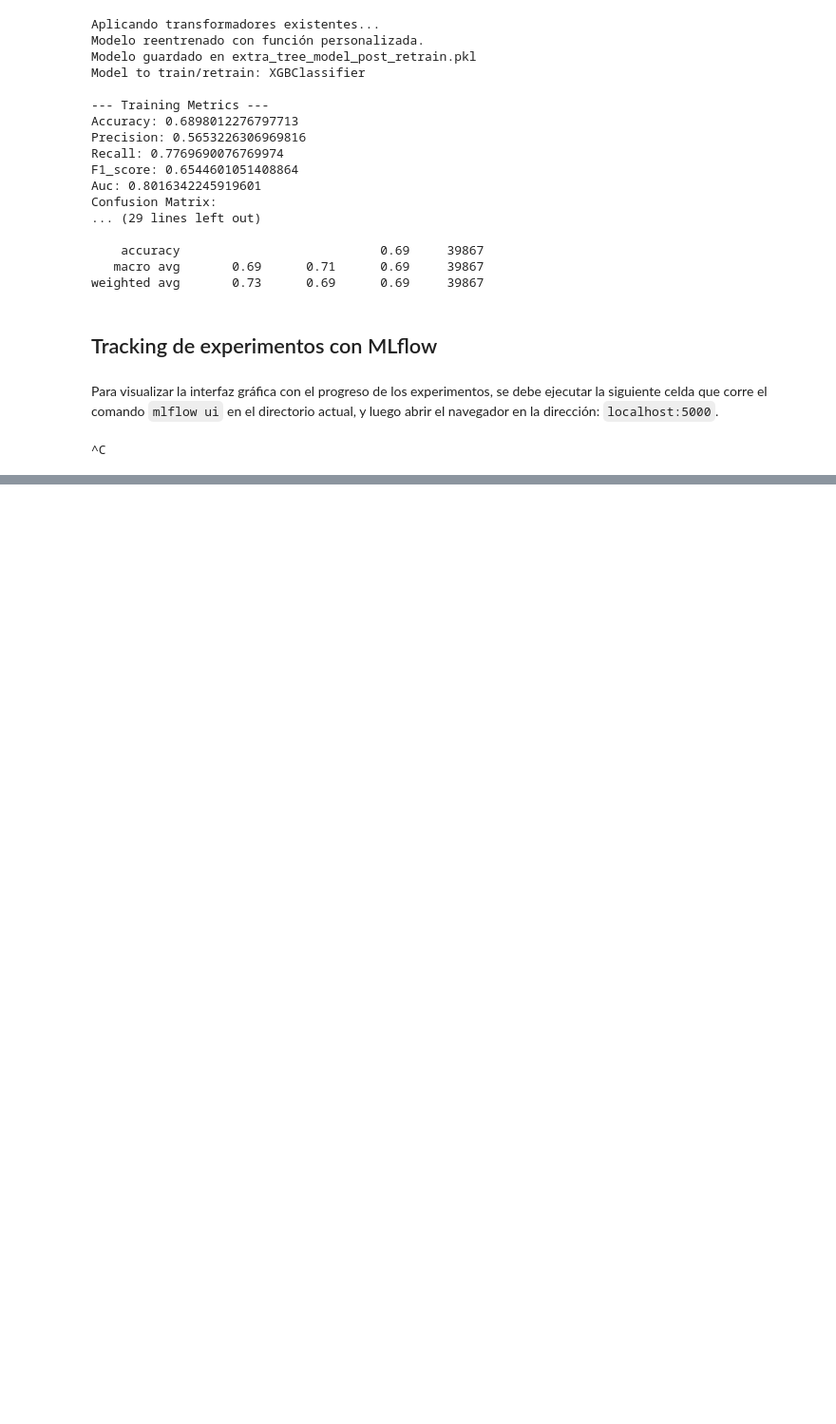
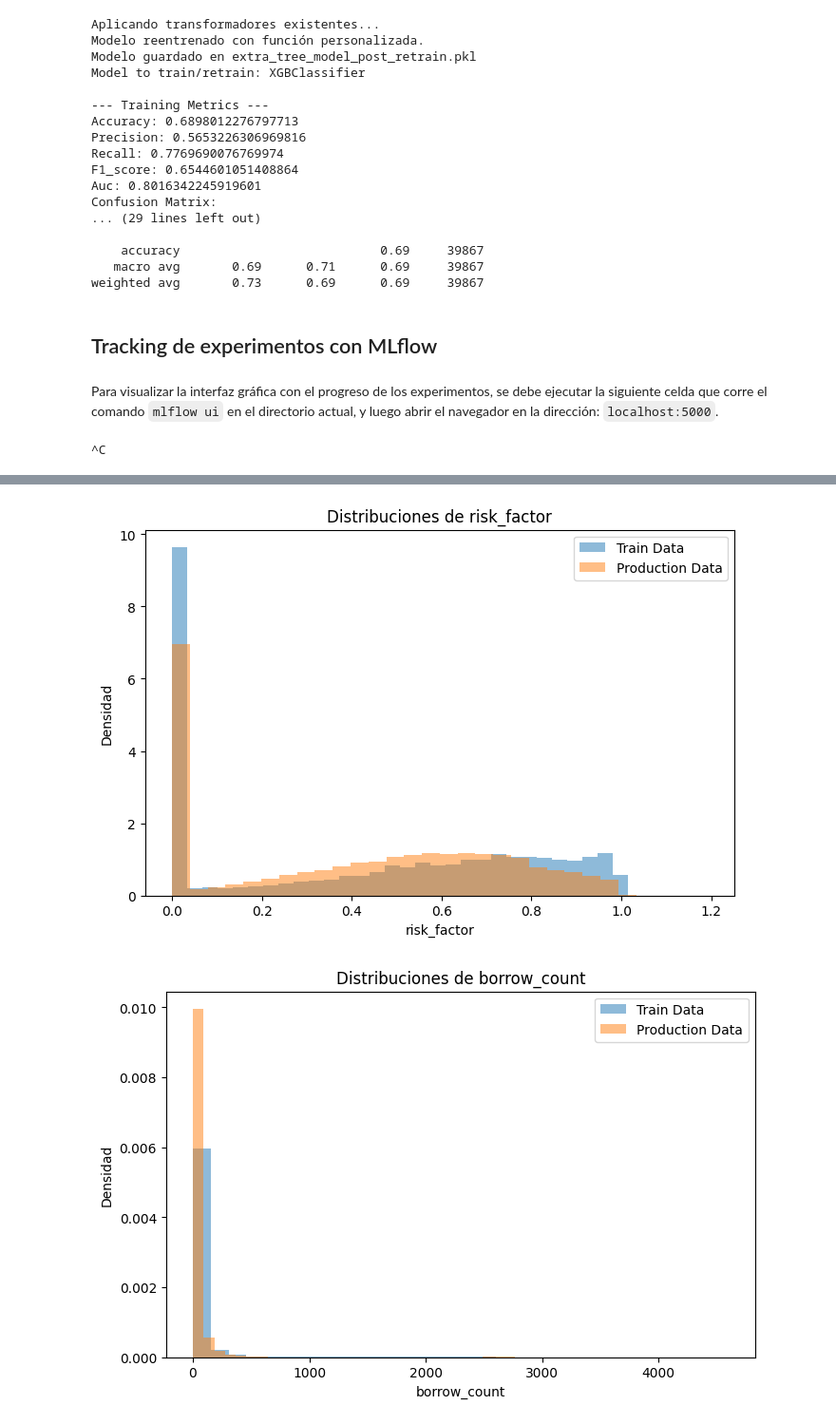
Before and after one commit to vspartamo/MDS7202, a Jupyter notebook: Proyecto/EDA copy.ipynb, the cells around one changed output, grey strips where cells are left out. Shown at 95% size. Saved outputs shown, nothing was run; the diff lists cells and outputs as text; code cells hidden in the pictures; blank space fills up the shorter version.

```diff
--- a/Proyecto/EDA copy.ipynb
+++ b/Proyecto/EDA copy.ipynb
@@ -1349,0 +1385,8 @@ Para visualizar la interfaz gráfica con el progreso de los experimentos, se deb
+# %%
+data_train = X_train  #estos son sólo de prueba
+data_production = X_train_iter_1
+features_to_check = ['risk_factor', 'borrow_count']
+drift_results = detect_data_drift(data_train, data_production, features_to_check)
+
+print("\nResultados de Data Drift:\n")
+print(drift_results)
@@ -1349,0 +1403,13 @@ Para visualizar la interfaz gráfica con el progreso de los experimentos, se deb
+# %%
+for feature in features_to_check:
+    plt.figure(figsize=(8, 5))
+    plt.hist(data_train[feature], bins=30, alpha=0.5, label='Train Data', density=True)
+    plt.hist(data_production[feature], bins=30, alpha=0.5, label='Production Data', density=True)
+    plt.title(f"Distribuciones de {feature}")
+    plt.xlabel(feature)
+    plt.ylabel("Densidad")
+    plt.legend()
+    plt.show()
+# %% [output]
+[figure, added]
+[figure, added]
```
Also changed, not shown: parts of 4 cells of this notebook.
